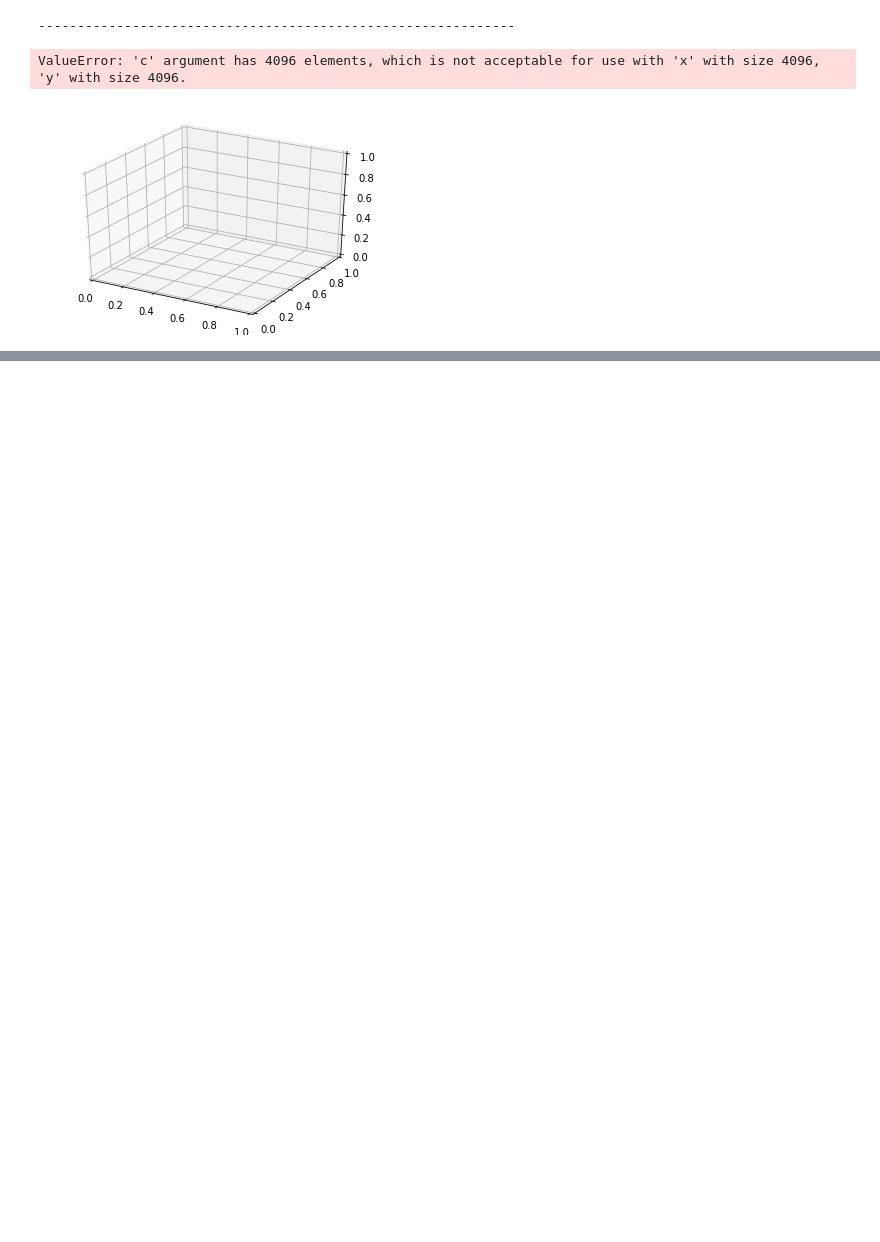
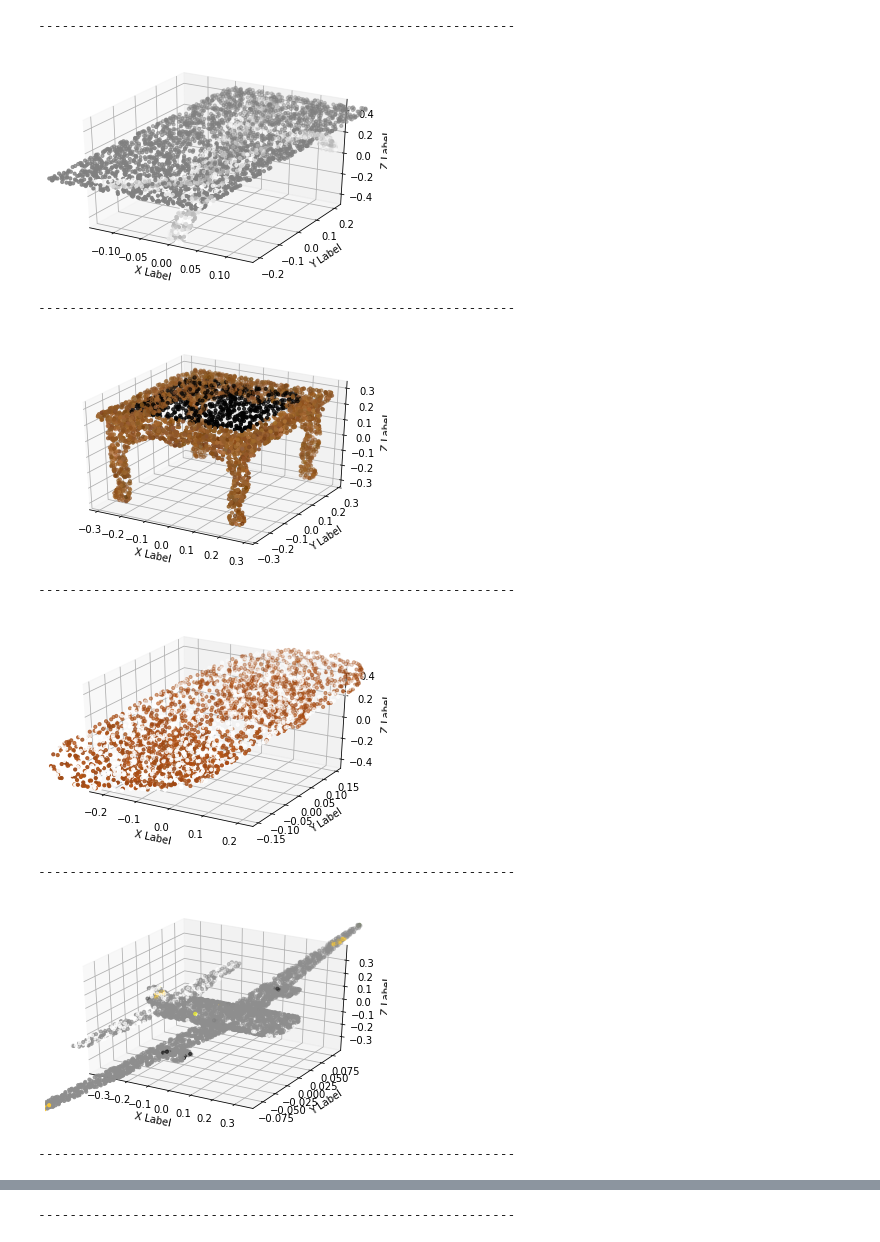
Before and after one commit to qjadud1994/Point_Cloud_Colorization-pytorch, a Jupyter notebook: visualize.ipynb, the cells around one changed output, grey strips where cells are left out. Drawn from its saved outputs; the diff is of its cells as text; code cells hidden in the pictures; blank space fills up the shorter version.

```diff
--- a/visualize.ipynb
+++ b/visualize.ipynb
@@ -38,33 +38,40 @@ for _ in range(20):
 
     fig = plt.figure()
     ax = fig.add_subplot(111, projection='3d')
 
     _pt = data[model_num]
     _color = color[model_num]
 
     if Flag["augmentation"]:
         _pt = rotate_pc(_pt) # rotation
 
     xs = _pt[:, 0]
     ys = _pt[:, 1]
     zs = _pt[:, 2]
     s = 10
 
-    c = _color /255.
+    c = (_color+1.)/2.
+    #c = _color /255.
 
     ax.scatter(xs, ys, zs, s=s, c=c, marker='o', zdir='y')
 
     ax.set_xlabel('X Label')
     ax.set_ylabel('Y Label')
     ax.set_zlabel('Z Label')
 
     if Flag["axis_normalize"]:
         ax.set_xlim([-1,1])
         ax.set_ylim([-1,1])
         ax.set_zlim([-1,1])
 
     plt.show()
 # %% [output]
 -------------------------------------------------------------
+[figure, new version]
-ValueError: 'c' argument has 4096 elements, which is not acceptable for use with 'x' with size 4096, 'y' with size 4096.
+-------------------------------------------------------------
-[figure, old version]
+[figure, added]
+-------------------------------------------------------------
+[figure, added]
+-------------------------------------------------------------
+[figure, added]
+-------------------------------------------------------------
@@ -70,0 +79 @@ ValueError: 'c' argument has 4096 elements, which is not acceptable for use with
+-------------------------------------------------------------
```
Also changed, not shown: parts of 3 cells of this notebook, 2 other files.
